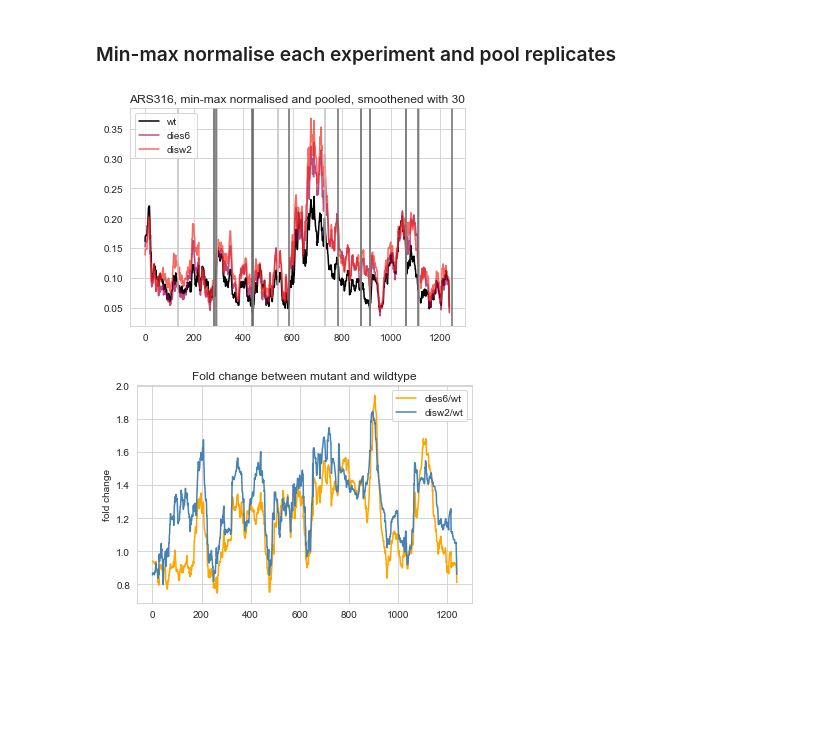
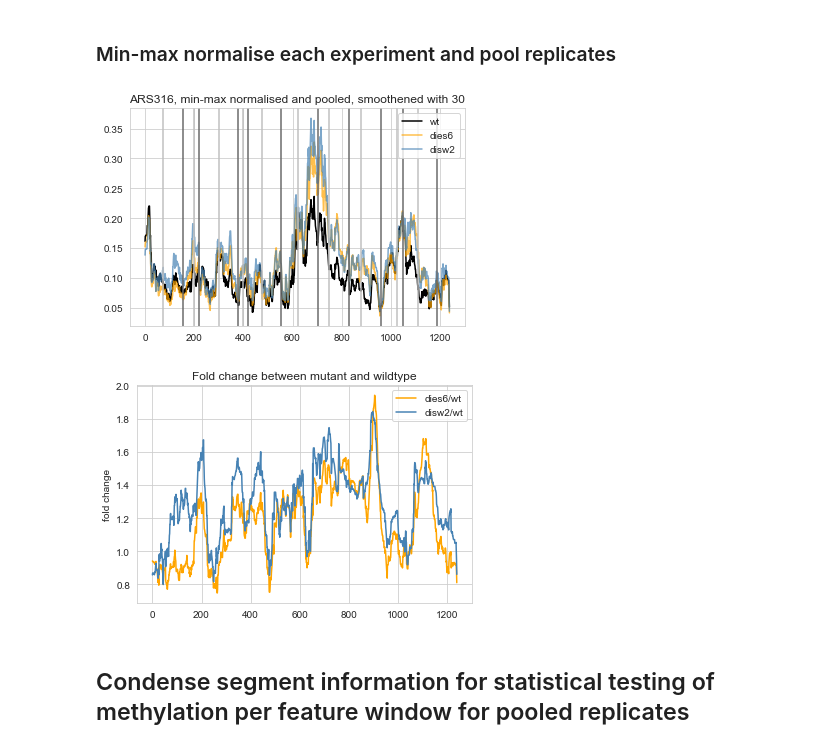
Before and after one commit to KarolineHoller/nanopore_methylation, a Jupyter notebook: methylation_analysis_20220502_ARS316.ipynb, the cells around one changed output. Saved outputs shown, nothing was run; the diff lists cells and outputs as text; code cells hidden in the pictures; blank space fills up the shorter version.

```diff
--- a/methylation_analysis_20220502_ARS316.ipynb
+++ b/methylation_analysis_20220502_ARS316.ipynb
@@ -41,14 +43,23 @@ wt_rep3 = np.loadtxt(load_dir + "/wt_mat_Megalodon_repIII_ARS316_end_LexA.txt")
 wt_rep2 = np.loadtxt(load_dir + "/mat_Megalodon_repII_ARS316_end_LexA.txt")
 
 #feature annotation
-anno = pd.read_csv(load_dir + "/Features_from_ARS316_end_LexA _(31 .. 1280).txt", sep  = "\t",
+#anno = pd.read_csv(load_dir + "/Features_from_ARS316_end_LexA _(31 .. 1280).txt", sep  = "\t",
+#                          header = None, index_col = 0)
+#anno.columns = ["position", "length"]
+#anno = pd.read_csv(load_dir + "/coordinates_ARS316.txt", sep  = "\t",
+#                          header = None, index_col = 0)
+
+anno = pd.read_csv(load_dir + "/ARS316_80bp.txt", sep  = "\t",
                           header = None, index_col = 0)
-anno.columns = ["position", "length"]
+anno.columns = ["position"]
+
 anno.index = anno.index.astype("string")
 anno.index = anno.index.str.strip()
 
-anno["pos_start"] = anno.position.str.split(".").str[0].astype(int) -1
-anno["pos_stop"] = anno.position.str.split(".").str[2].astype(int) -1
+anno["pos_start"] = anno.position.str.split("-").str[0].astype(int) -1
+anno["pos_stop"] = anno.position.str.split("-").str[1].astype(int) -1
+
+anno["length"] = anno.pos_stop - anno.pos_start
 # %%
 anno
 # %% [output]
@@ -575,34 +381,36 @@ N=30
 sns.lineplot(x = range(wt_rep3_minmax.shape[0]),
              y = np.convolve(pooled_wt, np.ones(N)/N, mode="same"), #wt_min_max
              color = "black",
             label = "wt")
 sns.lineplot(x = range(wt_rep3_minmax.shape[0]),
              y = np.convolve(pooled_dies6, np.ones(N)/N, mode="same"), #dies6_min_max
-             color = "#9f044c", alpha = 0.7,
+             color = "orange", alpha = 0.7,
             label = "dies6")
 sns.lineplot(x = range(wt_rep3_minmax.shape[0]),
             y = np.convolve(pooled_disw2, np.ones(N)/N, mode = "same"), #disw2_min_max
-            color = "#f72b20", alpha = 0.7,
+            color = "steelblue", alpha = 0.7,
             label = "disw2")
 plt.title(load_dir +  ", min-max normalised and pooled, smoothened with " + str(N)) #pooled and min-max normalised
 for border in anno.loc[:, "pos_start"]:
     plt.axvline(border, color = "silver")
 for border in anno.loc[:, "pos_stop"]:
     plt.axvline(border, color = "dimgray")
 plt.show()
 #plt.savefig(load_dir + "/plots/average_smoothed_methylation_by_condition.png")
 
 sns.lineplot(x = range(wt_rep3_minmax.shape[0]),
              y = np.convolve(pooled_dies6, np.ones(N)/N, mode="same")/np.convolve(pooled_wt, np.ones(N)/N, mode="same"),
             color = "orange",
              label = "dies6/wt")
 sns.lineplot(x = range(wt_rep3_minmax.shape[0]),
              y = np.convolve(pooled_disw2, np.ones(N)/N, mode="same")/np.convolve(pooled_wt, np.ones(N)/N, mode="same"),
             color = "steelblue",
              label = "disw2/wt")
 plt.ylabel("fold change")
 plt.title("Fold change between mutant and wildtype")
 plt.show()
 # %% [output]
-[figure, old version]
+[figure, new version]
 [figure]
+# %% [markdown]
+## Condense segment information for statistical testing of methylation per feature window for pooled replicates
```
Also changed, not shown: parts of 41 cells of this notebook.
